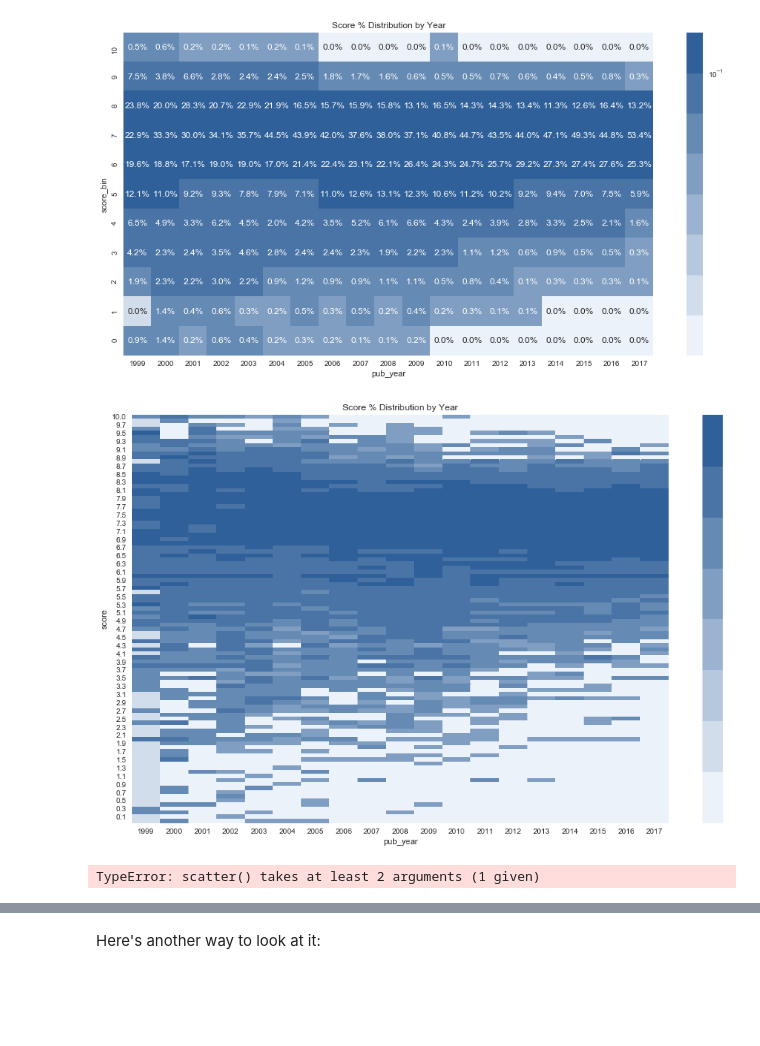
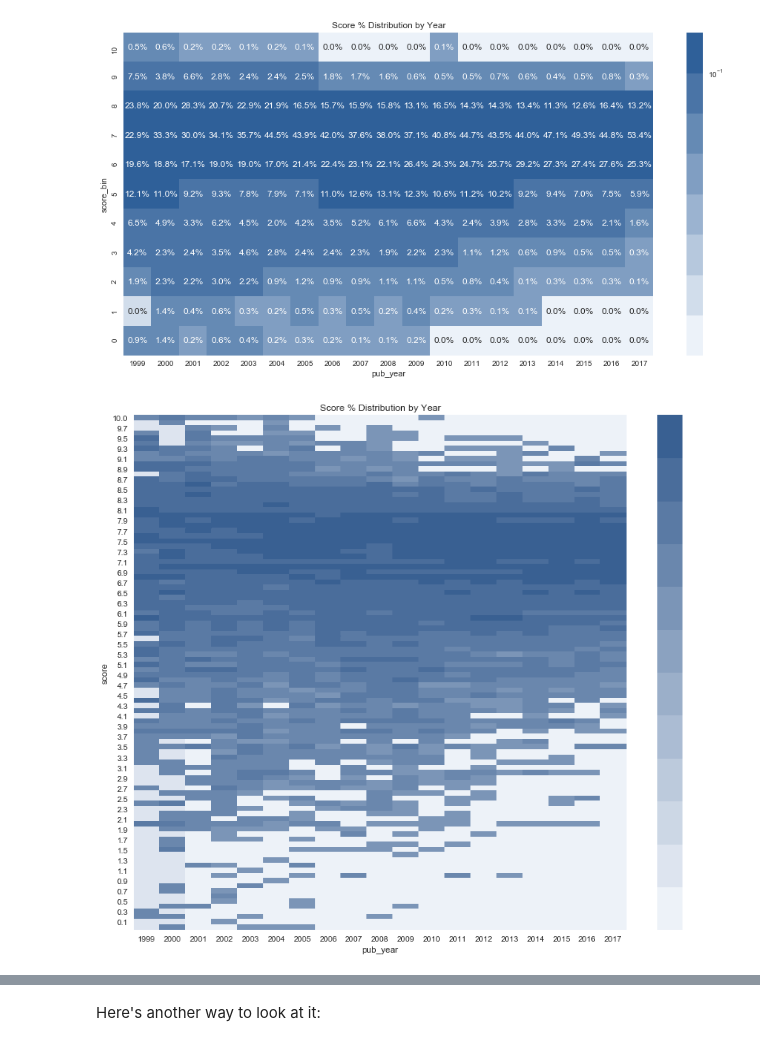
Before and after one commit to andrewjbashford/GalvanizeCapstone, a Jupyter notebook: EDA.ipynb, the cells around one changed output, grey strips where cells are left out. Saved outputs shown, nothing was run; the diff lists cells and outputs as text; code cells hidden in the pictures; blank space fills up the shorter version.

Commit message:
even more plotting!!!

```diff
--- a/EDA.ipynb
+++ b/EDA.ipynb
@@ -343,24 +370,20 @@ plt.show()
 # %%
 temp_df = pd.DataFrame(df_new.groupby(['pub_year', 'score'])['reviewid'].count()).reset_index()
 heatmap_df = temp_df.pivot(index='score', columns='pub_year', values='reviewid').fillna(.001)
 df_norm_col=(heatmap_df)/heatmap_df.sum()
 
-plt.figure(figsize=(16,10))
+plt.figure(figsize=(14,12))
 plt.title("Score % Distribution by Year")
 plt.xlabel('Year')
 
 plt.ylabel('Score')
 sns.heatmap(df_norm_col[::-1],
 #             annot=(df_norm_col[::-1]).round(3),
             norm=LogNorm(vmin=0, vmax=1),
             fmt='.1%',
-            cmap=sns.light_palette((250, 80, 40), input='husl', n_colors=8)
+            cmap=sns.light_palette((250, 70, 40), input='husl', n_colors=12)
            )
 plt.show()
 # %% [output]
-[figure, old version]
+[figure, new version]
-# %%
-plt.scatter(heatmap_df)
-# %% [output]
-TypeError: scatter() takes at least 2 arguments (1 given)
 # %%
```
Also changed, not shown: parts of 5 cells of this notebook.
